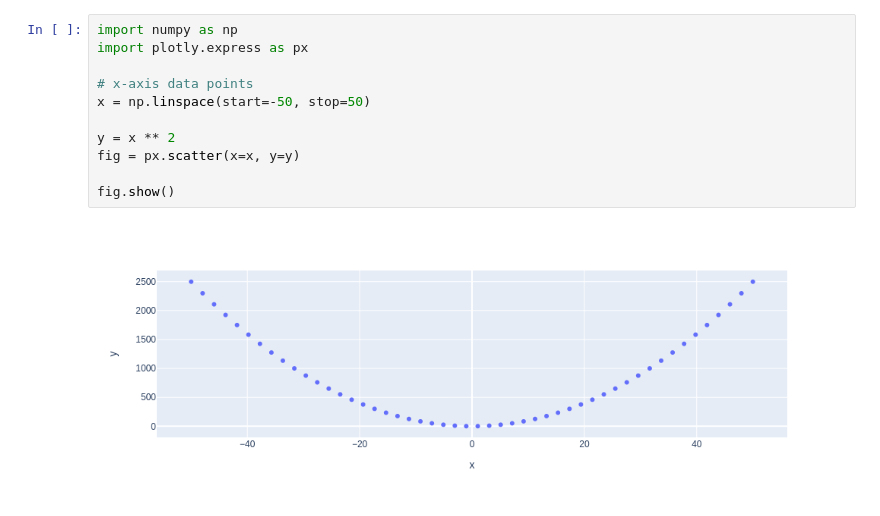
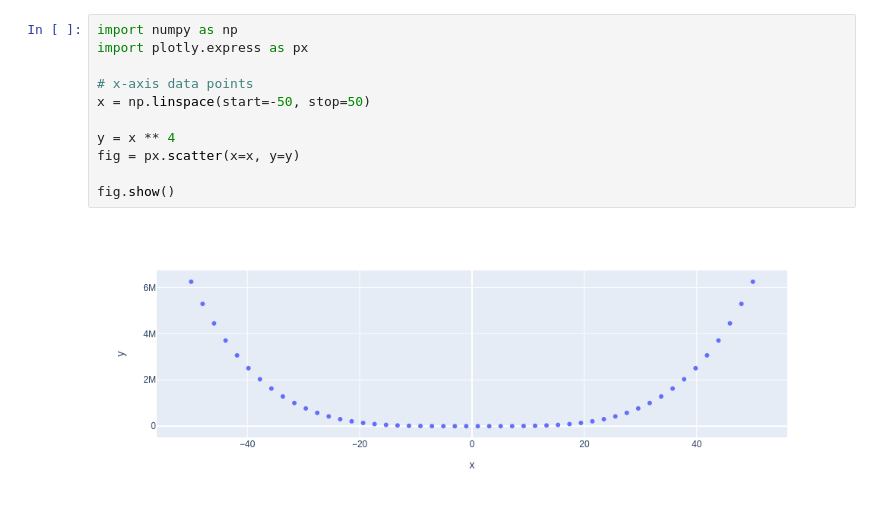
Before and after one commit to yurifrancalacci/my-notebooks-repo, a Jupyter notebook: experiment1.ipynb, the cells around one changed output. Saved outputs shown, nothing was run; the diff lists cells and outputs as text.

```diff
--- a/experiment1.ipynb
+++ b/experiment1.ipynb
@@ -1,13 +1,13 @@
 # %%
 import numpy as np
 import plotly.express as px
 
 # x-axis data points
 x = np.linspace(start=-50, stop=50)
 
-y = x ** 2
+y = x ** 4
 fig = px.scatter(x=x, y=y)
 
 fig.show()
 # %% [output]
-[figure, old version]
+[figure, new version]
```
